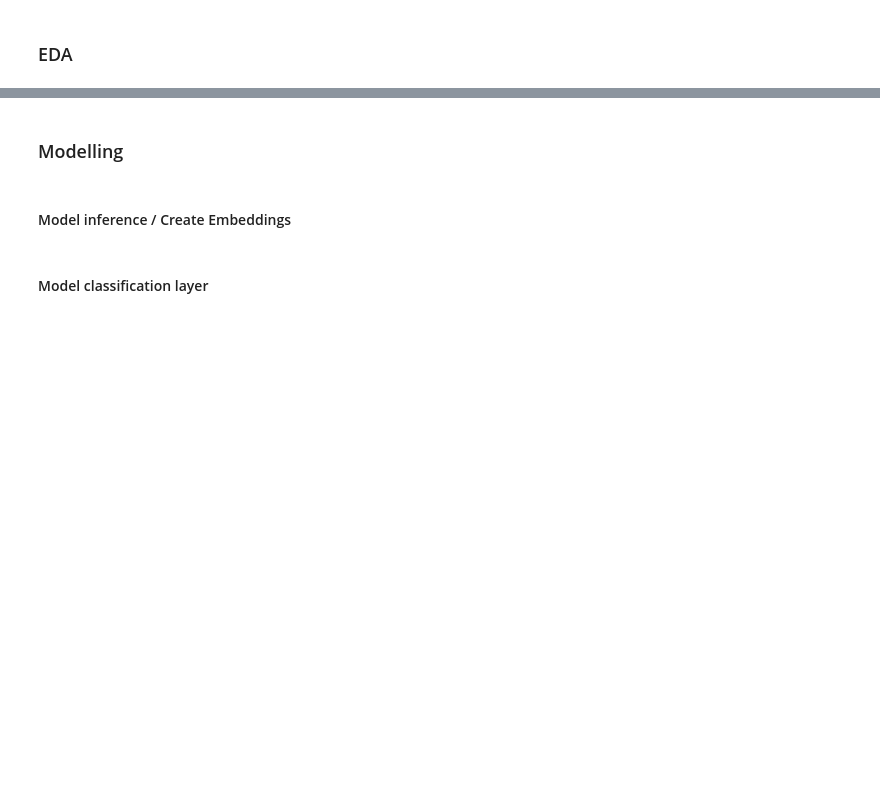
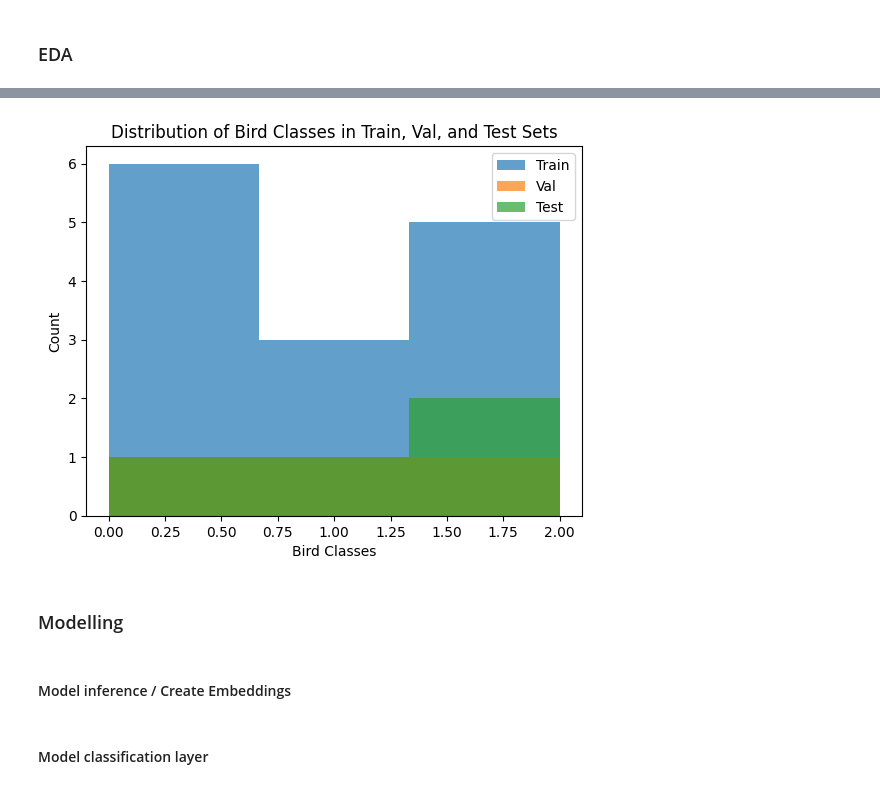
Before and after one commit to emilcode-dev/nightingale, a Jupyter notebook: notebooks/yamnet_nightingale.ipynb, the cells around one changed output, grey strips where cells are left out. Drawn from its saved outputs; the diff is of its cells as text; code cells hidden in the pictures; blank space fills up the shorter version.

Commit message:
[added] reduce data in dataframe to existing bird audio files and split into train, val, test sets adding a fold column to dataframe

```diff
--- a/notebooks/yamnet_nightingale.ipynb
+++ b/notebooks/yamnet_nightingale.ipynb
@@ -88,0 +106,8 @@ train_df.describe()
+# %%
+# Read train meta data
+base_data_path = "../data/birdclef-2024"
+bird_metadata_path = os.path.join(base_data_path, "train_metadata.csv")
+bird_df = pd.read_csv(bird_metadata_path)
+
+# Display the first few rows of the dataframe
+bird_df.head()
@@ -88,0 +121,6 @@ train_df.describe()
+# %%
+
+# Change the filename endings from .ogg to .wav in the filename column of bird_df
+bird_df['filename'] = bird_df['filename'].str.replace('.ogg', '.wav', regex=False)
+# Display the first few rows of the dataframe
+bird_df.head()
@@ -88,0 +171,14 @@ train_df.describe()
+# %%
+from sklearn.model_selection import train_test_split
+
+train_df_idx, temp_df_idx = train_test_split(filtered_bird_df.index, test_size=0.3, random_state=42, stratify=filtered_bird_df['target'])
+
+val_df_idx, test_df_idx = train_test_split(temp_df_idx, test_size=0.5, random_state=42, stratify=filtered_bird_df.loc[temp_df_idx, 'target'])
+
+# Step 3: Create 'fold' column in original filtered_bird_df
+filtered_bird_df['fold'] = ''  # initialize empty
+filtered_bird_df.loc[train_df_idx, 'fold'] = 1
+filtered_bird_df.loc[val_df_idx, 'fold'] = 2
+filtered_bird_df.loc[test_df_idx, 'fold'] = 3
+
+filtered_bird_df.head(100)
@@ -89,3 +203,14 @@ train_df.describe()
+# %%
+plt.hist(filtered_bird_df[filtered_bird_df['fold'] == 1]['target'], bins=len(bird_classes), alpha=0.7, label='Train')
+plt.hist(filtered_bird_df[filtered_bird_df['fold'] == 2]['target'], bins=len(bird_classes), alpha=0.7, label='Val')
+plt.hist(filtered_bird_df[filtered_bird_df['fold'] == 3]['target'], bins=len(bird_classes), alpha=0.7, label='Test')
+plt.xlabel('Bird Classes')
+plt.ylabel('Count')
+plt.title('Distribution of Bird Classes in Train, Val, and Test Sets')
+plt.legend()
+plt.show()
+# %% [output]
+[figure, added]
 # %% [markdown]
 ### Modelling
 # %%
```
Also changed, not shown: parts of 8 cells of this notebook.
